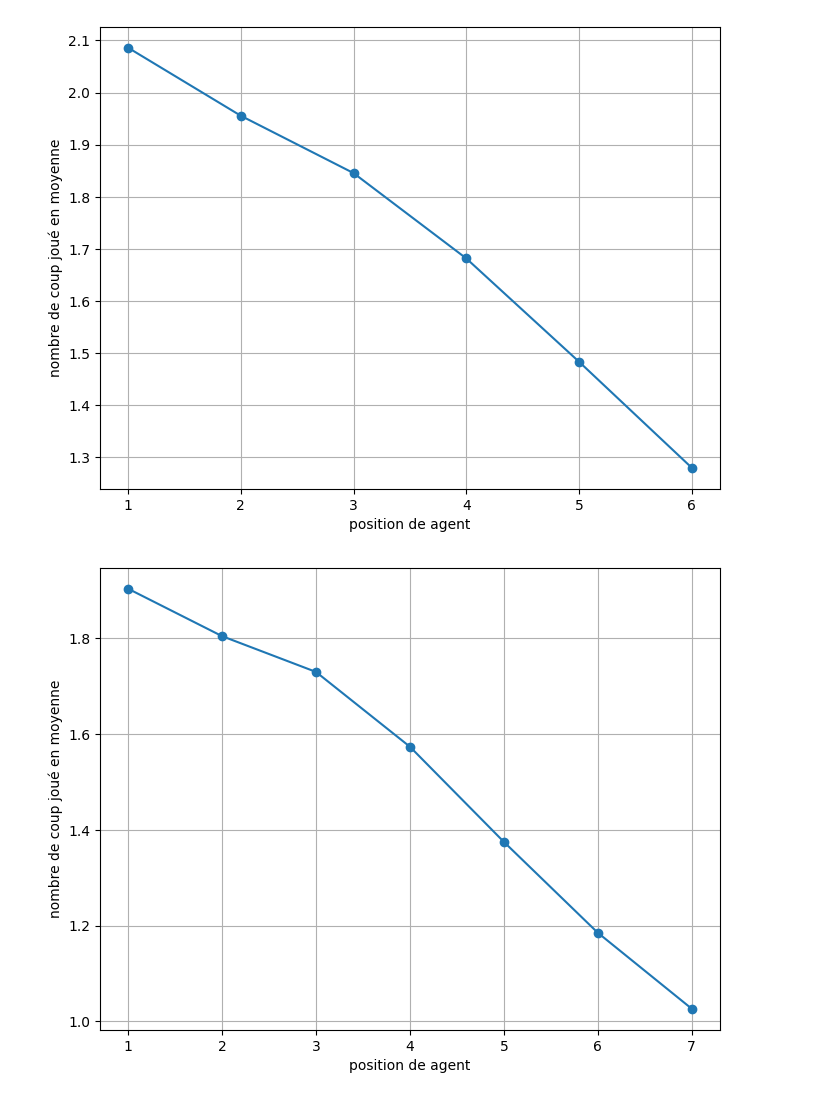
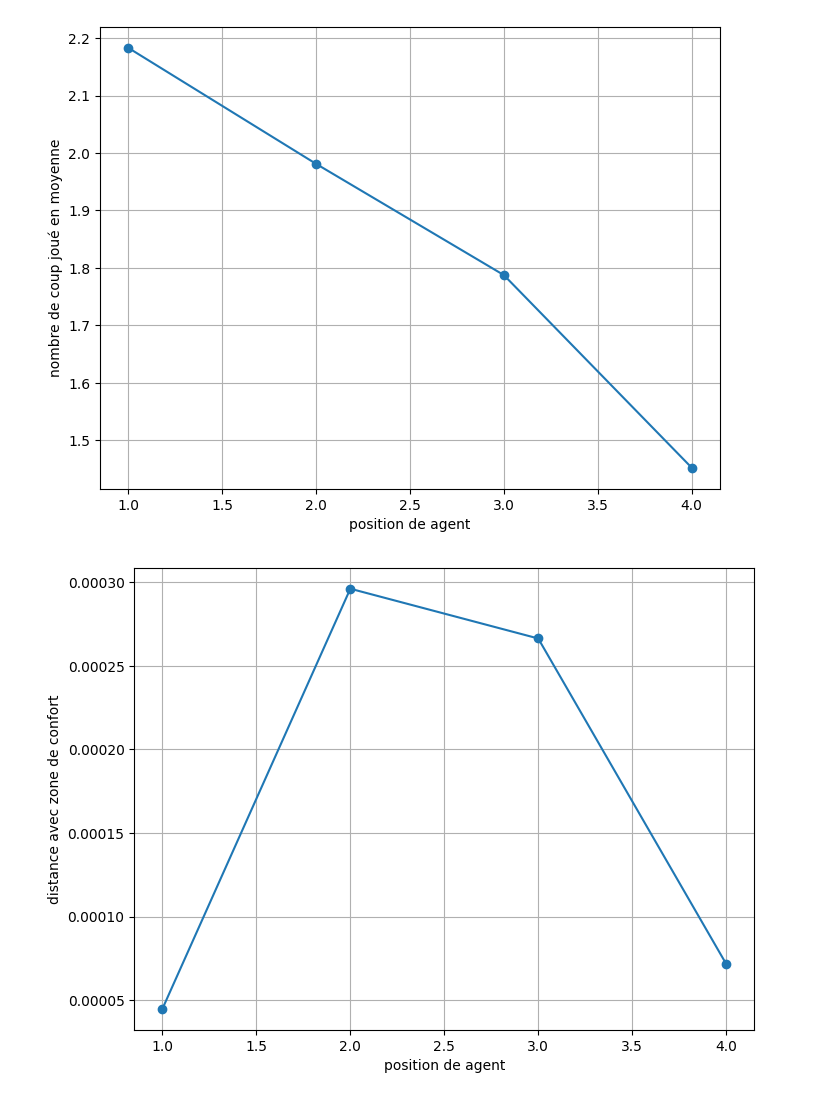
Before and after one commit to Nestallum/Argumentation_TER, a Jupyter notebook: stats_and_analysis.ipynb, the cells around one changed output. Saved outputs shown, nothing was run; the diff lists cells and outputs as text; code cells hidden in the pictures.

```diff
--- a/stats_and_analysis.ipynb
+++ b/stats_and_analysis.ipynb
@@ -157,8 +157,8 @@ def affichage_graph_turn(donnees):
     plt.show()
     plt.clf()
 
-def mean_by_csv(liste_of_df)
-path="csv_iteration_4/same_ug_new_agents_csv_1"
+
+path="csv_iteration_2/same_ug_new_agents_csv_1"
 liste_of_df=create_csv_link(path)
 affichage_graph_vp(all_graph_stat_vp(liste_of_df))
 affichage_graph_turn(all_graph_stat_turn(liste_of_df))
@@ -185,7 +185,23 @@ def number_argument_play(dfs,nbARG):
         dpn[i+1]=dpn[i+1]/(taille*len(dfs))
 
     return dpn
+def number_argument_play_zone_de_confort(dfs,nbARG):
+    taille = len(dfs[0])
+    dpn = {}
+    for i in range(nbARG):
+        dpn[i+1]=0
 
+    for df in dfs :
+        for j in range(taille) :
+            ordre=1
+            for i in df["order"][j].split(",") :
+                dpn[ordre]=abs(float(df[i[1]][j].split("None")[len(df[i[1]][j].split("None"))-1].split(",")[4].split("]")[0]))+int(dpn[ordre])
+                ordre=ordre+1
+
+    for i in range(nbARG):
+        dpn[i+1]=dpn[i+1]/(taille*len(dfs))
+
+    return dpn
 def afficher_graphique(dictionnaire):
     # Extraire les clés et les valeurs du dictionnaire
     cles = list(dictionnaire.keys())
@@ -198,6 +214,24 @@ def afficher_graphique(dictionnaire):
     # Ajouter des étiquettes et un titre
     plt.xlabel('position de agent')
     plt.ylabel('nombre de coup joué en moyenne')
+    plt.title('')
+
+    # Afficher le graphique
+    plt.grid(True)
+    plt.show()
+
+def afficher_graphique2(dictionnaire):
+    # Extraire les clés et les valeurs du dictionnaire
+    cles = list(dictionnaire.keys())
+    valeurs = list(dictionnaire.values())
+
+    # Créer le graphique
+    plt.figure(figsize=(8, 6))
+    plt.plot(cles, valeurs, marker='o', linestyle='-')
+
+    # Ajouter des étiquettes et un titre
+    plt.xlabel('position de agent')
+    plt.ylabel('distance avec zone de confort')
     plt.title('')
 
     # Afficher le graphique
@@ -233,6 +267,8 @@ def createAgentNumber(number,liste_of_df):
 
 for i in range(2,8):
     afficher_graphique(number_argument_play(createAgentNumber(i,liste_of_df),i))
+    afficher_graphique2(number_argument_play_zone_de_confort(createAgentNumber(i,liste_of_df),i))
+
 
 afficher_graphique_all_graph(liste_of_df)
 # %% [output]
@@ -243,2 +279,2 @@ afficher_graphique_all_graph(liste_of_df)
-[figure, old version]
+[figure, new version]
-[figure, old version]
+[figure, new version]
```
Also changed, not shown: parts of 5 cells of this notebook, 3 other files.
